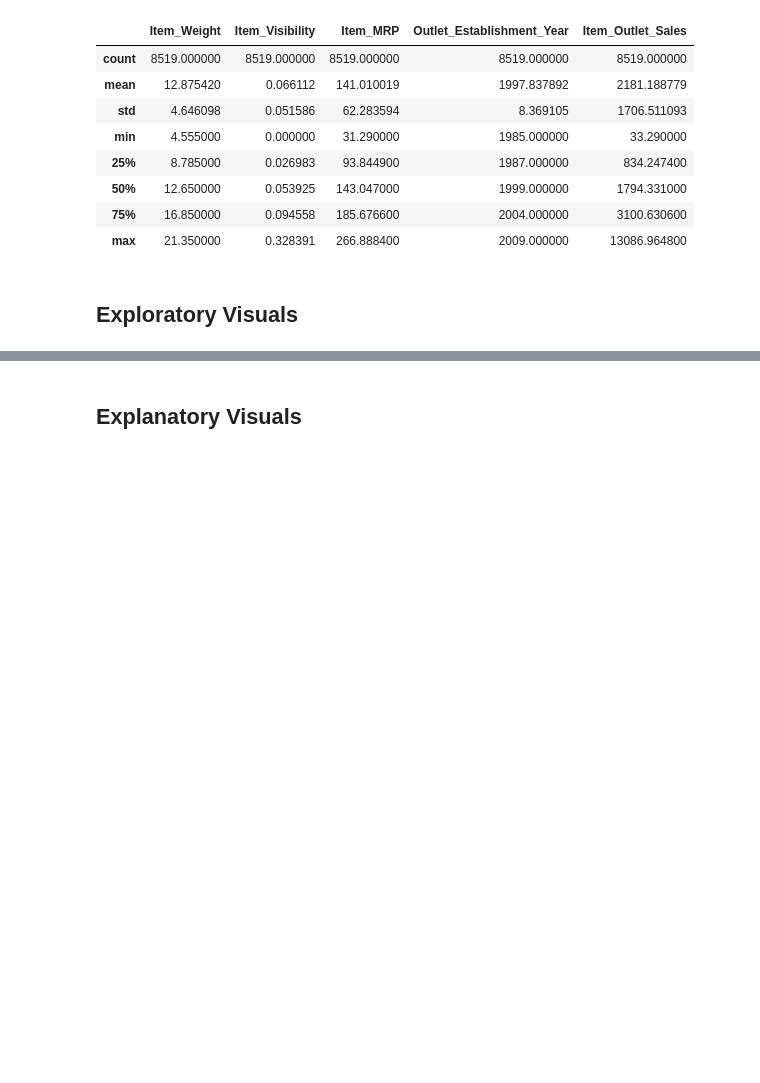
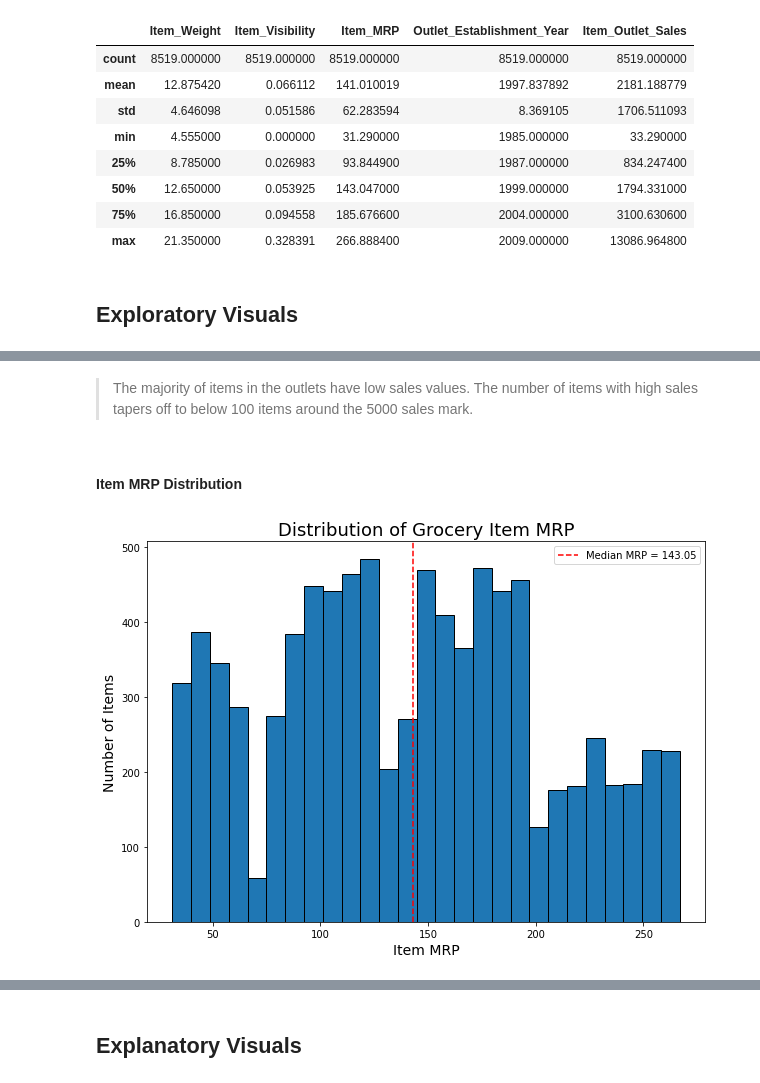
Before and after one commit to dcreeder89/Coding-Dojo-Project_1, a Jupyter notebook: 1_Reeder_Food_Sales_Predictions.ipynb, the cells around one changed output, grey strips where cells are left out. Drawn from its saved outputs; the diff is of its cells as text; code cells hidden in the pictures; blank space fills up the shorter version.

```diff
--- a/1_Reeder_Food_Sales_Predictions.ipynb
+++ b/1_Reeder_Food_Sales_Predictions.ipynb
@@ -415,0 +442,19 @@ sales_df.describe()
+# %% [markdown]
+> The majority of items in the outlets have low sales values. The number of items with high sales tapers off to below 100 items around the 5000 sales mark.
+# %% [markdown]
+#### Item MRP Distribution
+# %%
+plt.figure(figsize = (10,7)) # Set figure size
+# Plot histogram with auto bins for item outlet sales
+plt.hist(sales_df['Item_MRP'], bins = 'auto', edgecolor = 'black');
+plt.xlabel('Item MRP', fontsize = 14);#label xaxis
+plt.ylabel('Number of Items', fontsize = 14);#label yaxis
+plt.title('Distribution of Grocery Item MRP', fontsize = 18);# histogram title
+
+# Add vertical line for median value
+median = sales_df['Item_MRP'].median()#determine median value
+plt.axvline(median, color = 'red', linestyle = '--',
+            label = f'Median MRP = {median:,.2f}')#display median as vertical line on plot
+plt.legend();#display legend
+# %% [output]
+[figure, added]
```
Also changed, not shown: parts of 26 cells of this notebook.
